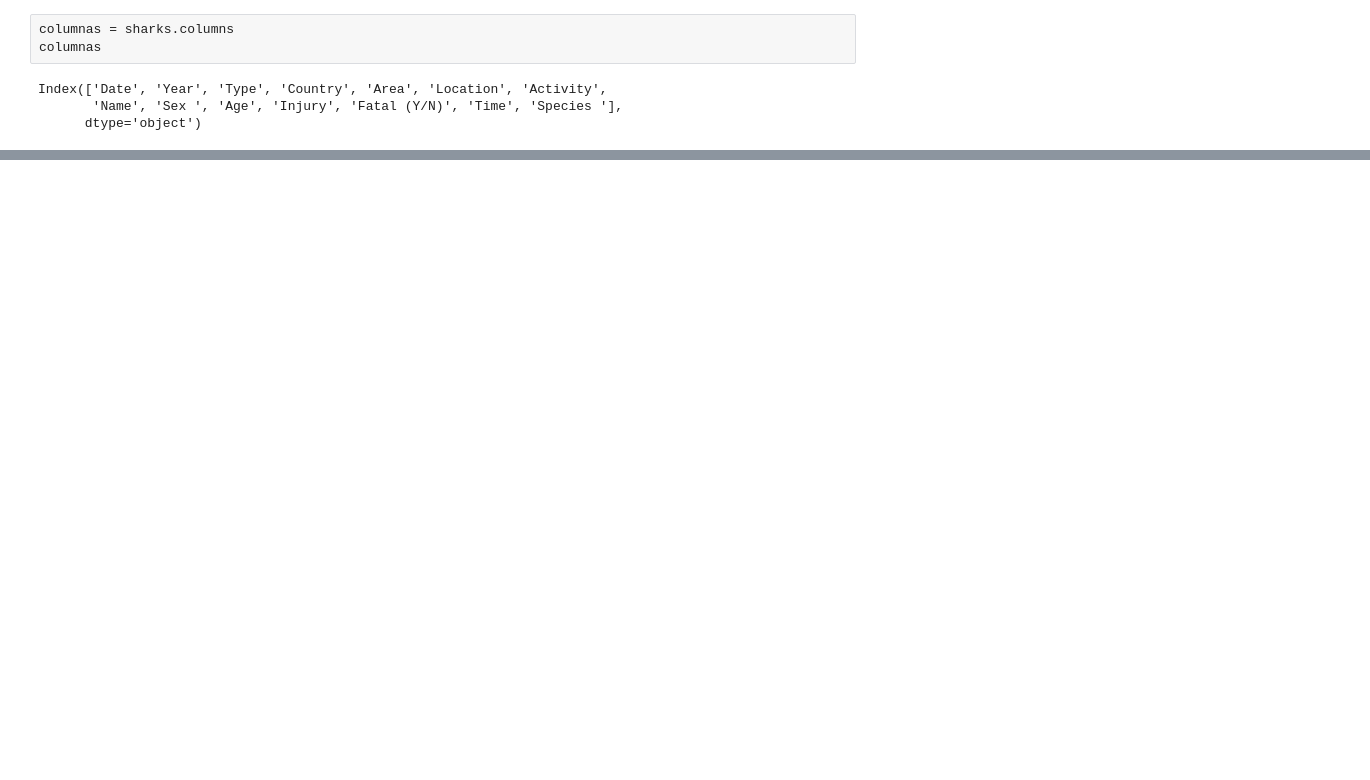
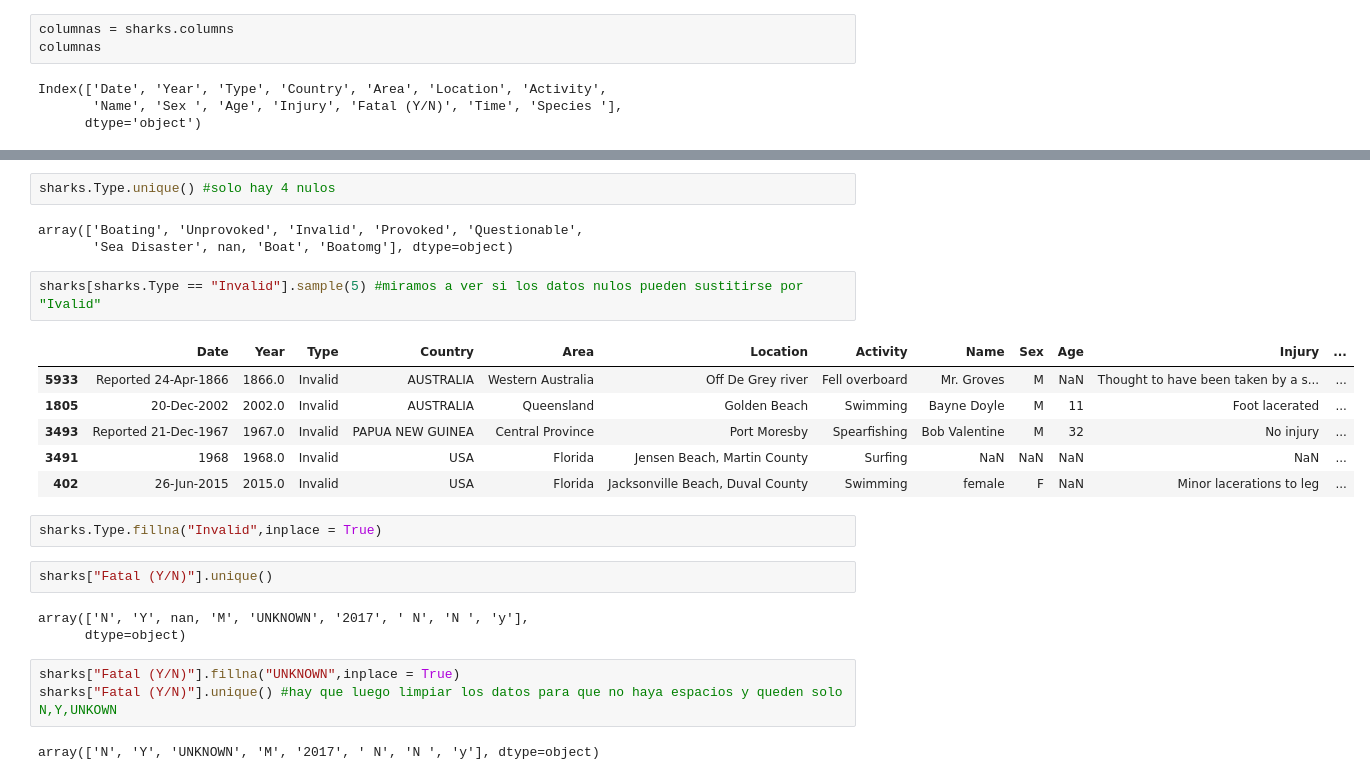
Before and after one commit to data2021oct/sharks, a Jupyter notebook: limpieza.ipynb, the cells around one changed output, grey strips where cells are left out. Cells and saved outputs as stored; diff of their text form; blank space fills up the shorter version.

```diff
--- a/limpieza.ipynb
+++ b/limpieza.ipynb
@@ -185,0 +92,26 @@ areas
+# %%
+sharks.Type.unique() #solo hay 4 nulos
+# %% [output]
+array(['Boating', 'Unprovoked', 'Invalid', 'Provoked', 'Questionable',
+       'Sea Disaster', nan, 'Boat', 'Boatomg'], dtype=object)
+# %%
+sharks[sharks.Type == "Invalid"].sample(5) #miramos a ver si los datos nulos pueden sustitirse por "Ivalid"
+# %% [output]
+|  | Date | Year | Type | Country | Area | Location | Activity | Name | Sex | Age | Injury | ... |
+| 5933 | Reported 24-Apr-1866 | 1866.0 | Invalid | AUSTRALIA | Western Australia | Off De Grey river | Fell overboard | Mr. Groves | M | NaN | Thought to have been taken by a s... | ... |
+| 1805 | 20-Dec-2002 | 2002.0 | Invalid | AUSTRALIA | Queensland | Golden Beach | Swimming | Bayne Doyle | M | 11 | Foot lacerated | ... |
+| 3493 | Reported 21-Dec-1967 | 1967.0 | Invalid | PAPUA NEW GUINEA | Central Province | Port Moresby | Spearfishing | Bob Valentine | M | 32 | No injury | ... |
+| 3491 | 1968 | 1968.0 | Invalid | USA | Florida | Jensen Beach, Martin County | Surfing | NaN | NaN | NaN | NaN | ... |
+| 402 | 26-Jun-2015 | 2015.0 | Invalid | USA | Florida | Jacksonville Beach, Duval County | Swimming | female | F | NaN | Minor lacerations to leg | ... |
+# %%
+sharks.Type.fillna("Invalid",inplace = True)
+# %%
+sharks["Fatal (Y/N)"].unique()
+# %% [output]
+array(['N', 'Y', nan, 'M', 'UNKNOWN', '2017', ' N', 'N ', 'y'],
+      dtype=object)
+# %%
+sharks["Fatal (Y/N)"].fillna("UNKNOWN",inplace = True)
+sharks["Fatal (Y/N)"].unique() #hay que luego limpiar los datos para que no haya espacios y queden solo N,Y,UNKOWN
+# %% [output]
+array(['N', 'Y', 'UNKNOWN', 'M', '2017', ' N', 'N ', 'y'], dtype=object)
```
Also changed, not shown: parts of 39 cells of this notebook, 2 other files.
